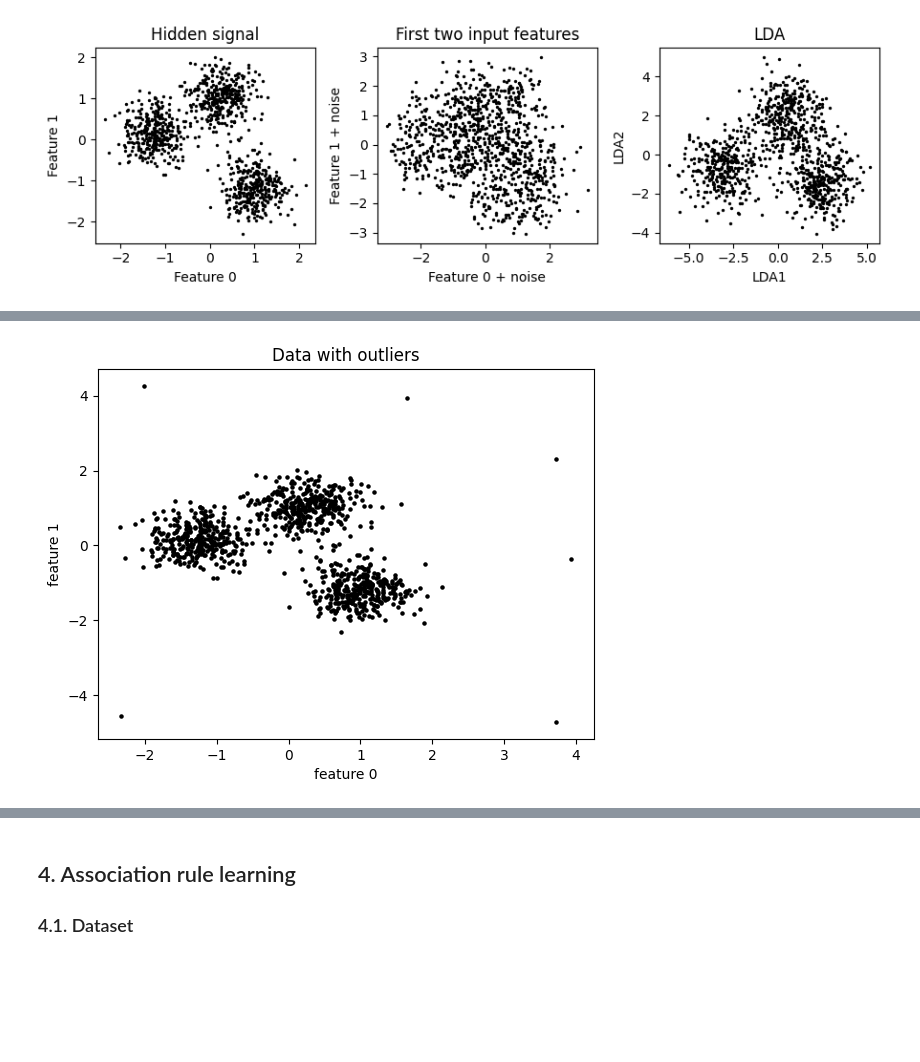
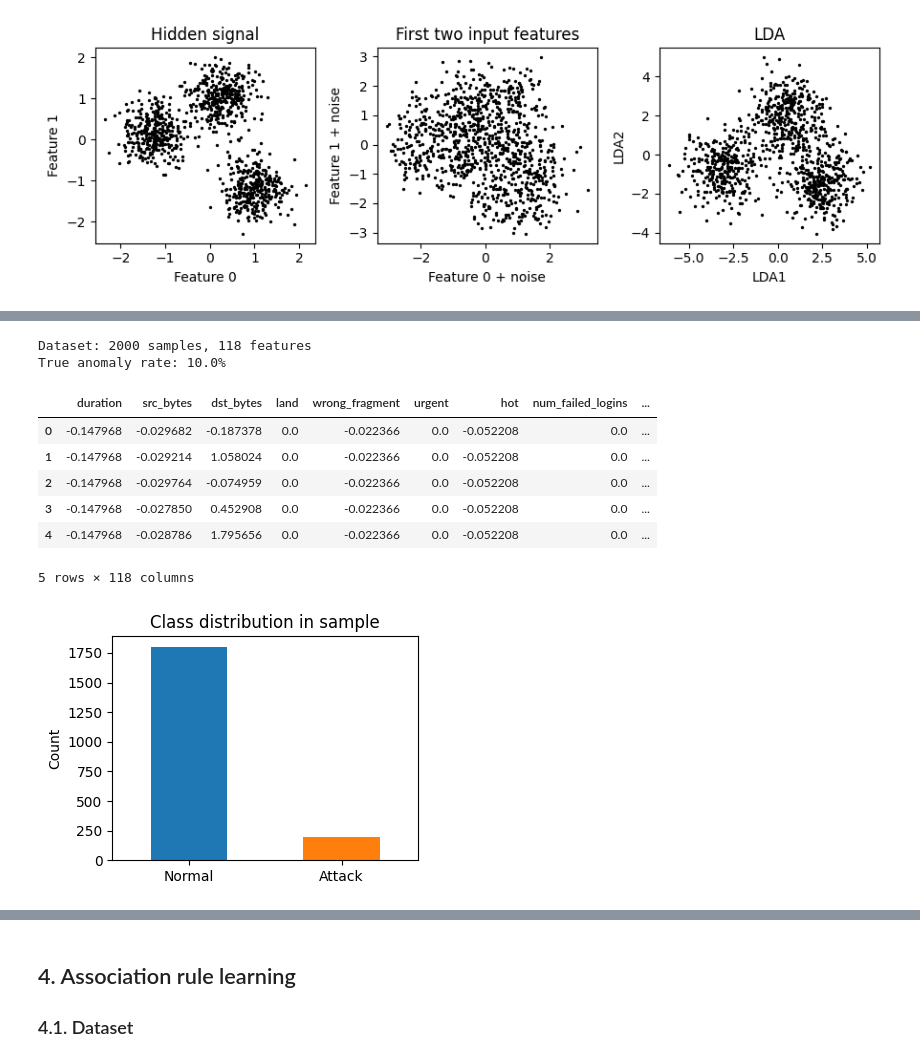
Before and after one commit to gperdrizet/fullstack-2605, a Jupyter notebook: unit-3/lesson-22/lesson-22-demo.ipynb, the cells around one changed output, grey strips where cells are left out. Saved outputs shown, nothing was run; the diff lists cells and outputs as text; code cells hidden in the pictures; blank space fills up the shorter version.

Commit message:
Updated dataset for anomoly detection in lesson 22 demo

```diff
--- a/unit-3/lesson-22/lesson-22-demo.ipynb
+++ b/unit-3/lesson-22/lesson-22-demo.ipynb
@@ -764,25 +770,56 @@ plt.show()
 # %%
-# Add random uniform noise points to original clusters
-num_noise_points = 10
-noise_points = {}
+kdd = fetch_kddcup99(percent10=True, random_state=315)
 
-for feature in df.columns:
+kdd_df = pd.DataFrame(kdd.data, columns=kdd.feature_names)
+kdd_df['label'] = kdd.target
 
-    noise_points[feature] = np.random.uniform(
-        low=df[feature].mean() - df[feature].std() * 5,
-        high=df[feature].mean() + df[feature].std() * 5,
-        size=num_noise_points
-    )
+# Binarize labels before modifying the dataframe
+y_all = (kdd_df.pop('label') != b'normal.').astype(int)
 
-outlier_df = pd.concat([df, pd.DataFrame(noise_points)], ignore_index=True)
+# Cast numerical features; one-hot encode the 3 categorical columns
+cat_features = ['protocol_type', 'service', 'flag']
+num_features = [c for c in kdd.feature_names if c not in cat_features]
+kdd_df[num_features] = kdd_df[num_features].apply(pd.to_numeric, errors='coerce')
+kdd_df = pd.get_dummies(kdd_df, columns=cat_features)
+
+# Subsample: 1800 normal + 200 attack to give a 10% anomaly rate
+normal_idx = y_all[y_all == 0].sample(1800, random_state=315).index
+attack_idx = y_all[y_all == 1].sample(200, random_state=315).index
+sample_idx = normal_idx.union(attack_idx)
+
+X = kdd_df.loc[sample_idx].reset_index(drop=True)
+y_true = y_all.loc[sample_idx].reset_index(drop=True)
+
+# Scale features, labels are set aside and not used during training
+scaler = StandardScaler()
+X_scaled = pd.DataFrame(scaler.fit_transform(X), columns=X.columns)
+
+contamination = 0.10
+
+print(f'Dataset: {X_scaled.shape[0]} samples, {X_scaled.shape[1]} features')
+print(f'True anomaly rate: {y_true.mean():.1%}')
+X_scaled.head()
+# %% [output]
+Dataset: 2000 samples, 118 features
+True anomaly rate: 10.0%
+|  | duration | src_bytes | dst_bytes | land | wrong_fragment | urgent | hot | num_failed_logins | ... |
+| 0 | -0.147968 | -0.029682 | -0.187378 | 0.0 | -0.022366 | 0.0 | -0.052208 | 0.0 | ... |
+| 1 | -0.147968 | -0.029214 | 1.058024 | 0.0 | -0.022366 | 0.0 | -0.052208 | 0.0 | ... |
+| 2 | -0.147968 | -0.029764 | -0.074959 | 0.0 | -0.022366 | 0.0 | -0.052208 | 0.0 | ... |
+| 3 | -0.147968 | -0.027850 | 0.452908 | 0.0 | -0.022366 | 0.0 | -0.052208 | 0.0 | ... |
+| 4 | -0.147968 | -0.028786 | 1.795656 | 0.0 | -0.022366 | 0.0 | -0.052208 | 0.0 | ... |
+5 rows × 118 columns
 # %%
-plt.title('Data with outliers')
-plt.scatter(outlier_df['feature_0'], outlier_df['feature_1'], s=5, c='black')
-plt.xlabel('feature 0')
-plt.ylabel('feature 1')
+counts = pd.Series({'Normal': (y_true == 0).sum(), 'Attack': (y_true == 1).sum()})
+
+counts.plot(kind='bar', color=['#1f77b4', '#ff7f0e'], figsize=(4, 3))
+plt.title('Class distribution in sample')
+plt.ylabel('Count')
+plt.xticks(rotation=0)
+plt.tight_layout()
 plt.show()
 # %% [output]
-[figure, old version]
+[figure, new version]
 # %% [markdown]
 ### 3.2. Robust covariance (elliptic envelope)
 
```
Also changed, not shown: parts of 12 cells of this notebook.
